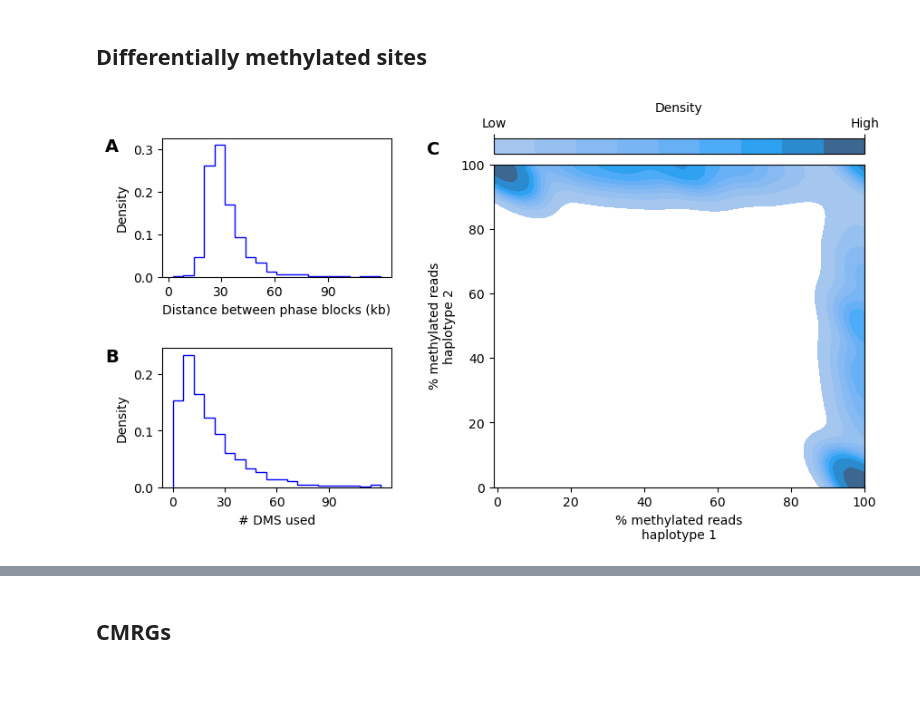
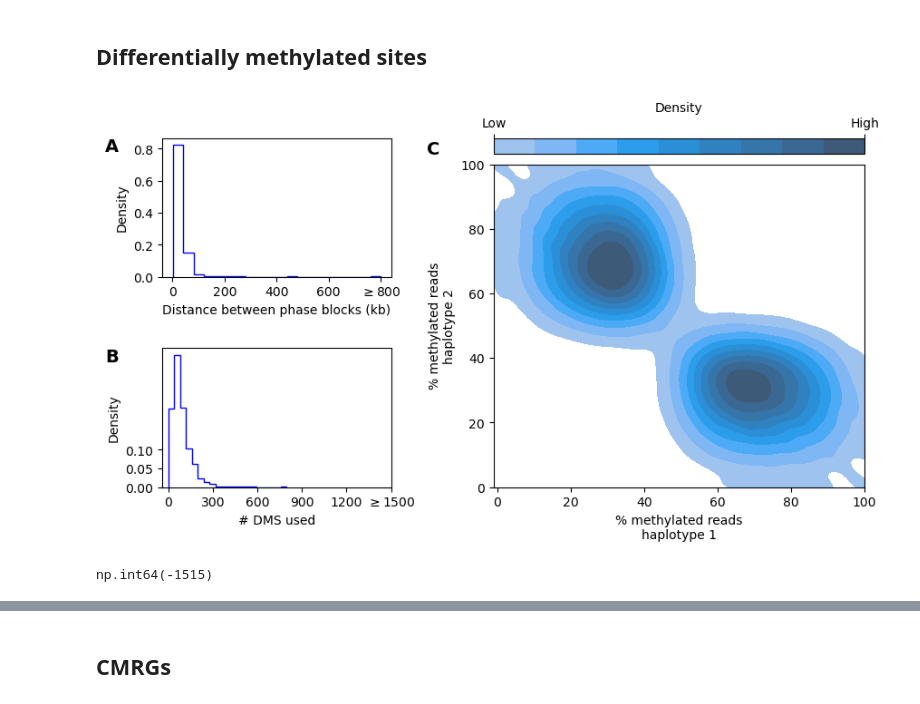
Before and after one commit to AkeyLab/LongHap, a Jupyter notebook: benchmarking/benchmark_longhap.ipynb, the cells around one changed output, grey strips where cells are left out. Saved outputs shown, nothing was run; the diff lists cells and outputs as text; code cells hidden in the pictures.

```diff
--- a/benchmarking/benchmark_longhap.ipynb
+++ b/benchmarking/benchmark_longhap.ipynb
@@ -320,16 +861,17 @@ LongHap runtime: 69.0737-281.2065 sec
 # %% [markdown]
 ## Differentially methylated sites
 # %%
-diff_meth = pd.concat([pd.read_csv(base_dir + f"deep_variant_hifi_hs1.minimap2.{seq_tech}.chr{chrom}.filtered_snps_indels.longhap_meth_diff_meth_sites.tab",
-                                   sep='\t') for chrom in np.arange(1, 23)])
-diff_meth = diff_meth.groupby(['chrom', 'start', 'end', 'hap']).mean().reset_index()
+seq_tech = 'hifi'
+diff_meth = pd.concat([pd.read_csv(base_dir + f"deepvariant_hifi_hs1.minimap2.{seq_tech}.chr{chrom}.filtered_snps_indels.longhap_meth_diff_meth_sites.tab",
+                                   sep='\t', engine='pyarrow') for chrom in np.arange(1, 23)])
+diff_meth = diff_meth.groupby(['chrom', 'start', 'end', 'hap']).last().reset_index()
 
 
-df = pd.concat([pd.read_csv(f'{base_dir}deep_variant_hifi_hs1.minimap2.{seq_tech}.chr{chrom}.filtered_snps_indels.longhap_blocks.bed',
+df = pd.concat([pd.read_csv(f'{base_dir}deepvariant_hifi_hs1.minimap2.{seq_tech}.chr{chrom}.filtered_snps_indels.longhap_blocks.bed',
                             sep='\t', names=['chrom', 'start', 'end']) for chrom in np.arange(1, 23)])
 df.reset_index(inplace=True, drop=True)
 
-df_meth = pd.concat([pd.read_csv(f'{base_dir}deep_variant_hifi_hs1.minimap2.{seq_tech}.chr{chrom}.filtered_snps_indels.longhap_meth_blocks.bed',
+df_meth = pd.concat([pd.read_csv(f'{base_dir}deepvariant_hifi_hs1.minimap2.{seq_tech}.chr{chrom}.filtered_snps_indels.longhap_meth_blocks.bed',
                             sep='\t', names=['chrom', 'start', 'end']) for chrom in np.arange(1, 23)])
 df_meth.reset_index(inplace=True, drop=True)
 
@@ -355,13 +897,14 @@ columns.append('diff_meth')
 connected_ranges = BedTool.from_dataframe(connected_ranges).intersect(BedTool.from_dataframe(diff_meth),
                                                                       c=True).to_dataframe(names=columns)
 # %%
+# diff_meth = diff_meth[diff_meth.ratio <= 100]
 diff_meth = diff_meth.loc[diff_meth.hap == 'hap1',
                           ['chrom', 'start', 'end', 'ratio']].set_index(['chrom', 'start', 'end']).join(
     diff_meth.loc[diff_meth.hap == 'hap2',
                   ['chrom', 'start', 'end', 'ratio']].set_index(['chrom', 'start', 'end']),
     lsuffix='_hap1', rsuffix='_hap2')
 
-diff_meth.fillna(0, inplace=True)
+diff_meth.dropna(inplace=True)
 # %%
 fig = plt.figure(figsize=(10, 5))
 gs = fig.add_gridspec(nrows=40, ncols=15)
@@ -372,16 +915,16 @@ cbar_ax = fig.add_subplot(gs[:2, 7:])
 
 distances = connected_ranges.dist.values / 1000
 # hifi  and ONT
-distances = np.where(distances > 120, 120, distances)
+# distances = np.where(distances > 120, 120, distances)
 # UL-ONT
-# distances = np.where(distances > 500, 500, distances)
+distances = np.where(distances > 800, 800, distances)
 
 
 n_diff_meth = connected_ranges.diff_meth.values
 # hifi
-n_diff_meth = np.where(n_diff_meth > 120, 120, n_diff_meth)
-# ONT
-# n_diff_meth = np.where(n_diff_meth > 500, 500, n_diff_meth)
+# n_diff_meth = np.where(n_diff_meth > 400, 400, n_diff_meth)
+# UL-ONT
+n_diff_meth = np.where(n_diff_meth > 1500, 1500, n_diff_meth)
 
 ax0 = sns.kdeplot(data=diff_meth, x="ratio_hap1", y="ratio_hap2", fill=True, ax=ax0,
             cbar=True, cbar_kws={'location': 'top', "label": "Density", "format": "%.4f"}, cbar_ax=cbar_ax)
@@ -395,47 +938,50 @@ cbar_ax.set_xticklabels(['Low', 'High'])
 
 
 ax0.set_xlabel('% methylated reads\nhaplotype 1')
 ax0.set_ylabel('% methylated reads\nhaplotype 2')
 ax0.set_xlim([-1, 100])
 ax0.set_ylim([0, 100])
 
 ax1.hist(distances, histtype='step', bins=20,
          weights=np.repeat(1 / connected_ranges.shape[0], connected_ranges.shape[0]),
          color='blue')
 ax2.hist(n_diff_meth, histtype='step', bins=20,
          weights=np.repeat(1 / connected_ranges.shape[0], connected_ranges.shape[0]),
          color='blue')
 ax1.set_xlabel('Distance between phase blocks (kb)')
 ax1.set_ylabel('Density')
 
 ax2.set_xlabel('# DMS used')
 ax2.set_ylabel('Density')
 
-# hifi
-ax1.set_xticks(np.arange(0, 120, 30))
-ax1.set_xticklabels([f'{tick}' if tick < 120 else r'$\geq120$' for tick in np.arange(0, 120, 30)])
+# hifi and ONT
+# ax1.set_xticks(np.arange(0, 150, 30))
+# ax1.set_xticklabels([f'{tick}' if tick < 120 else r'$\geq120$' for tick in np.arange(0, 150, 30)])
 
-ax2.set_xticks(np.arange(0, 120, 30))
-ax2.set_xticklabels([f'{tick}' if tick < 120 else r'$\geq120$' for tick in np.arange(0, 120, 30)])
-ax2.set_yticks(np.arange(0.0, 0.3, 0.1))
+# ax2.set_xticks(np.arange(0, 450, 50))
+# ax2.set_xticklabels([f'{tick}' if tick < 400 else r'$\geq400$' for tick in np.arange(0, 450, 50)])
+# ax2.set_yticks(np.arange(0.0, 0.3, 0.1))
 
-# Ul-ONT and ONT
-# ax1.set_xticks(np.arange(0, 600, 100))
-# ax1.set_xticklabels([f'{tick}' if tick < 500 else r'$\geq500$' for tick in np.arange(0, 600, 100)])
+# Ul-ONT
+ax1.set_xticks(np.arange(0, 1000, 200))
+ax1.set_xticklabels([f'{tick}' if tick < 800 else r'$\geq800$' for tick in np.arange(0, 1000, 200)])
 
-# ONT
-# ax2.set_xticks(np.arange(0, 600, 100))
-# ax2.set_xticklabels([f'{tick}' if tick < 500 else r'$\geq500$' for tick in np.arange(0, 600, 100)])
-# ax2.set_yticks(np.arange(0.0, 0.15, 0.05))
+ax2.set_xticks(np.arange(0, 1800, 300))
+ax2.set_xticklabels([f'{tick}' if tick < 1500 else r'$\geq1500$' for tick in np.arange(0, 1800, 300)])
+ax2.set_yticks(np.arange(0.0, 0.15, 0.05))
 
 ax1.annotate("A", (-0.25, 1), xycoords=ax1.transAxes, fontsize=14, fontweight='bold', ha='left', va='top')
 ax2.annotate("B", (-0.25, 1), xycoords=ax2.transAxes, fontsize=14, fontweight='bold', ha='left', va='top')
 ax0.annotate("C", (-0.18, 1.075), xycoords=ax0.transAxes, fontsize=14, fontweight='bold', ha='left', va='top')
 
 
 fig.savefig(f'methylation_patterns_differentially_methylated_sites_{seq_tech}.png', bbox_inches='tight', dpi=600)
 # %% [output]
-[figure, old version]
+[figure, new version]
+# %%
+stats_dict['LongHap Meth'].blocks.sum() - stats_dict['LongHap'].blocks.sum()
+# %% [output]
+np.int64(-1515)
 # %%
 print(f'Mean dist: {connected_ranges.dist.mean() / 1000}')
 print(f'Median dist: {connected_ranges.dist.median() / 1000}')
```
Also changed, not shown: parts of 66 cells of this notebook, 3 other files.
